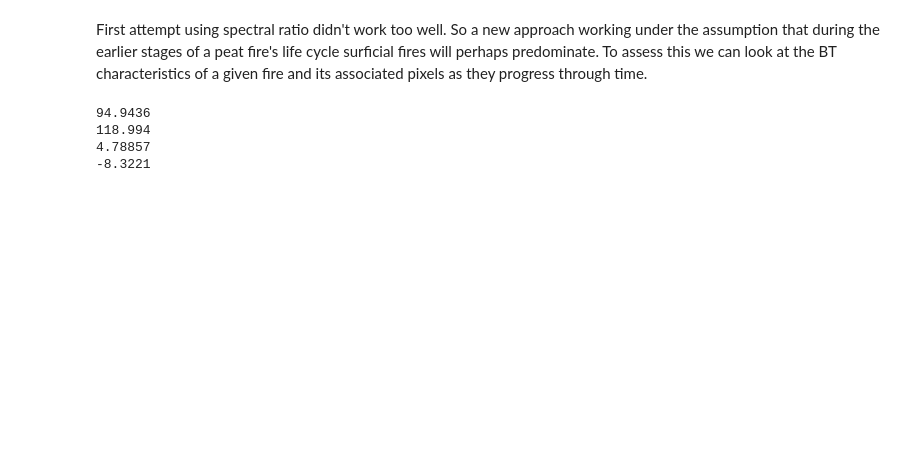
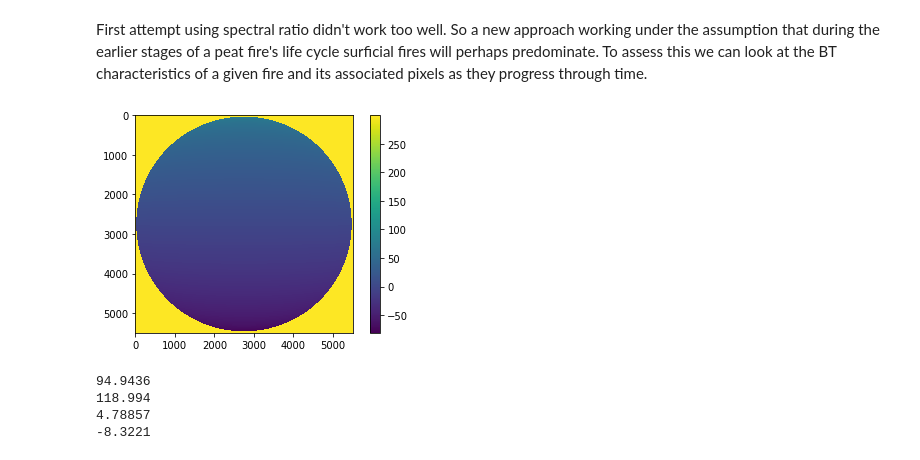
Before and after one commit to gridl/kcl-fire-aot, a Jupyter notebook: notebooks/Fire Type Identification V2.ipynb, the cells around one changed output. Drawn from its saved outputs; the diff is of its cells as text; code cells hidden in the pictures; blank space fills up the shorter version.

```diff
--- a/notebooks/Fire Type Identification V2.ipynb
+++ b/notebooks/Fire Type Identification V2.ipynb
@@ -12,6 +12,13 @@ from IPython.display import HTML
 First attempt using spectral ratio didn't work too well.  So a new approach working under the assumption that during the earlier stages of a peat fire's life cycle surficial fires will perhaps predominate.  To assess this we can look at the BT characteristics of a given fire and its associated pixels as they progress through time.
 # %%
 # read in the himawari lat and lon data
-geo_file = '/Users/danielfisher/Projects/kcl-fire-aot/data/Asia/processed/himawari/Himawari_lat_lon.img'
+#geo_file = '/Users/danielfisher/Projects/kcl-fire-aot/data/Asia/processed/himawari/Himawari_lat_lon.img'
+geo_file = '/Users/dnf/Projects/kcl-fire-aot/data/Asia/processed/himawari/Himawari_lat_lon.img'
 geostationary_lats, geostationary_lons = geo_read(geo_file)
+# %%
+plt.imshow(geostationary_lats)
+cbar = plt.colorbar()
+plt.show()
+# %% [output]
+[figure, added]
 # %%
```
Also changed, not shown: parts of 2 cells of this notebook, 1 other file.
